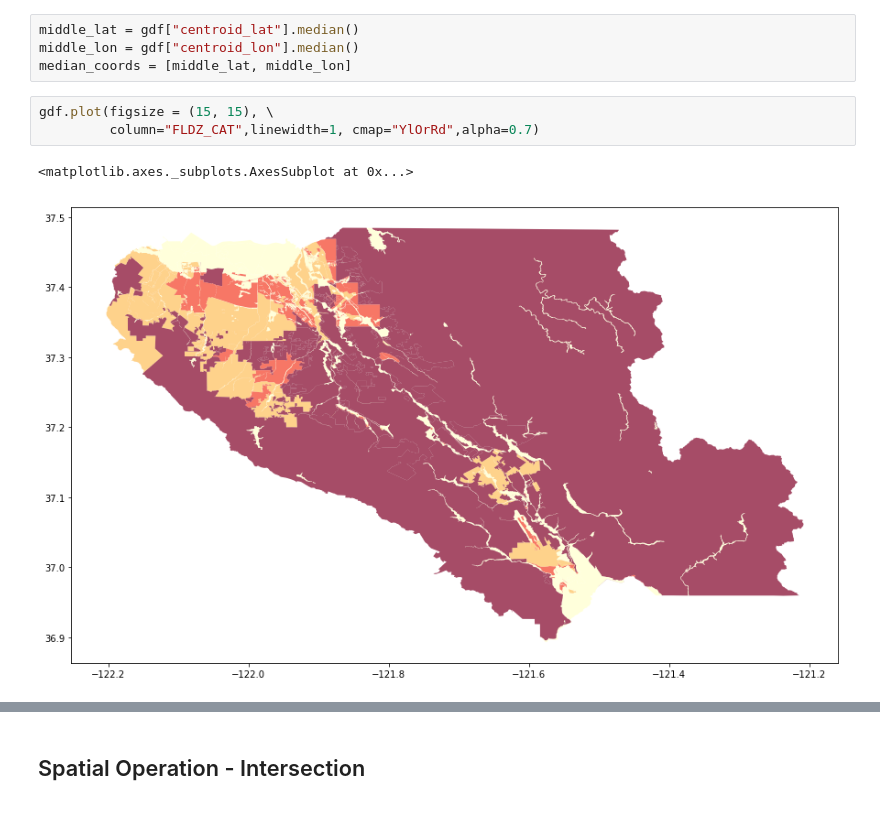
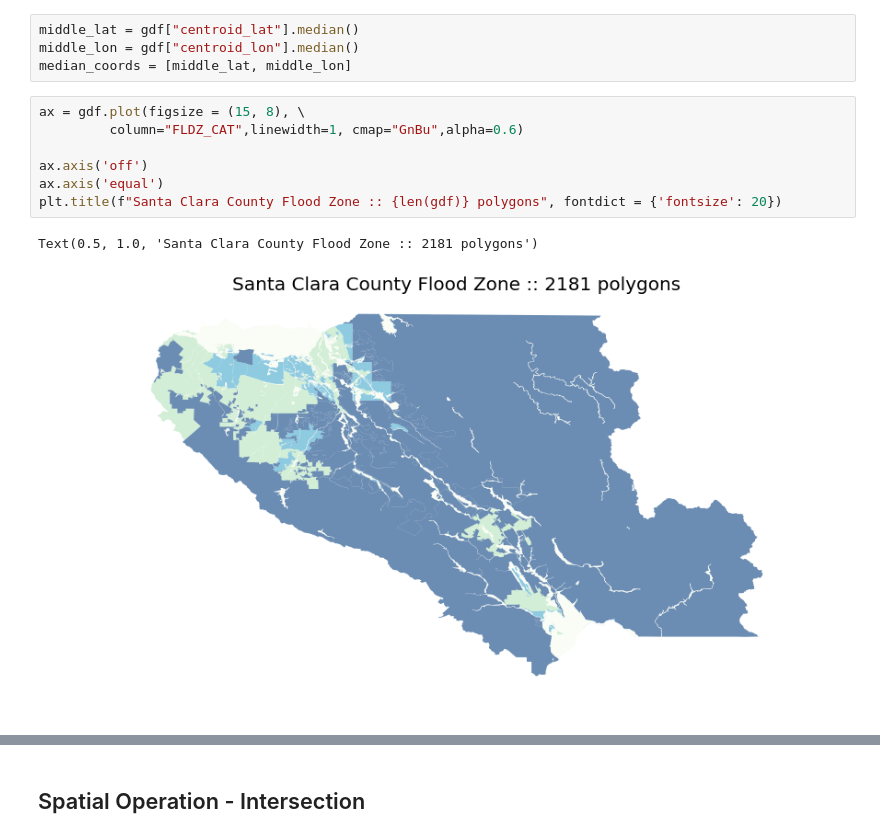
Before and after one commit to jkAtGitHub/Hazard-Map-Data-Access, a Jupyter notebook: Hazard Maps.ipynb, the cells around one changed output, grey strips where cells are left out. Saved outputs shown, nothing was run; the diff lists cells and outputs as text.

```diff
--- a/Hazard Maps.ipynb
+++ b/Hazard Maps.ipynb
@@ -61,9 +57,13 @@ gdf.head().T
 middle_lat = gdf["centroid_lat"].median()
 middle_lon = gdf["centroid_lon"].median()
 median_coords = [middle_lat, middle_lon]
-# %%
-gdf.plot(figsize = (15, 15), \
-         column="FLDZ_CAT",linewidth=1, cmap="YlOrRd",alpha=0.7)
-# %% [output]
-<matplotlib.axes._subplots.AxesSubplot at 0x...>
-[figure, removed]
+# %%
+ax = gdf.plot(figsize = (15, 8), \
+         column="FLDZ_CAT",linewidth=1, cmap="GnBu",alpha=0.6)
+
+ax.axis('off')
+ax.axis('equal')
+plt.title(f"Santa Clara County Flood Zone :: {len(gdf)} polygons", fontdict = {'fontsize': 20})
+# %% [output]
+Text(0.5, 1.0, 'Santa Clara County Flood Zone :: 2181 polygons')
+[figure, added]
```
Also changed, not shown: parts of 28 cells of this notebook.
